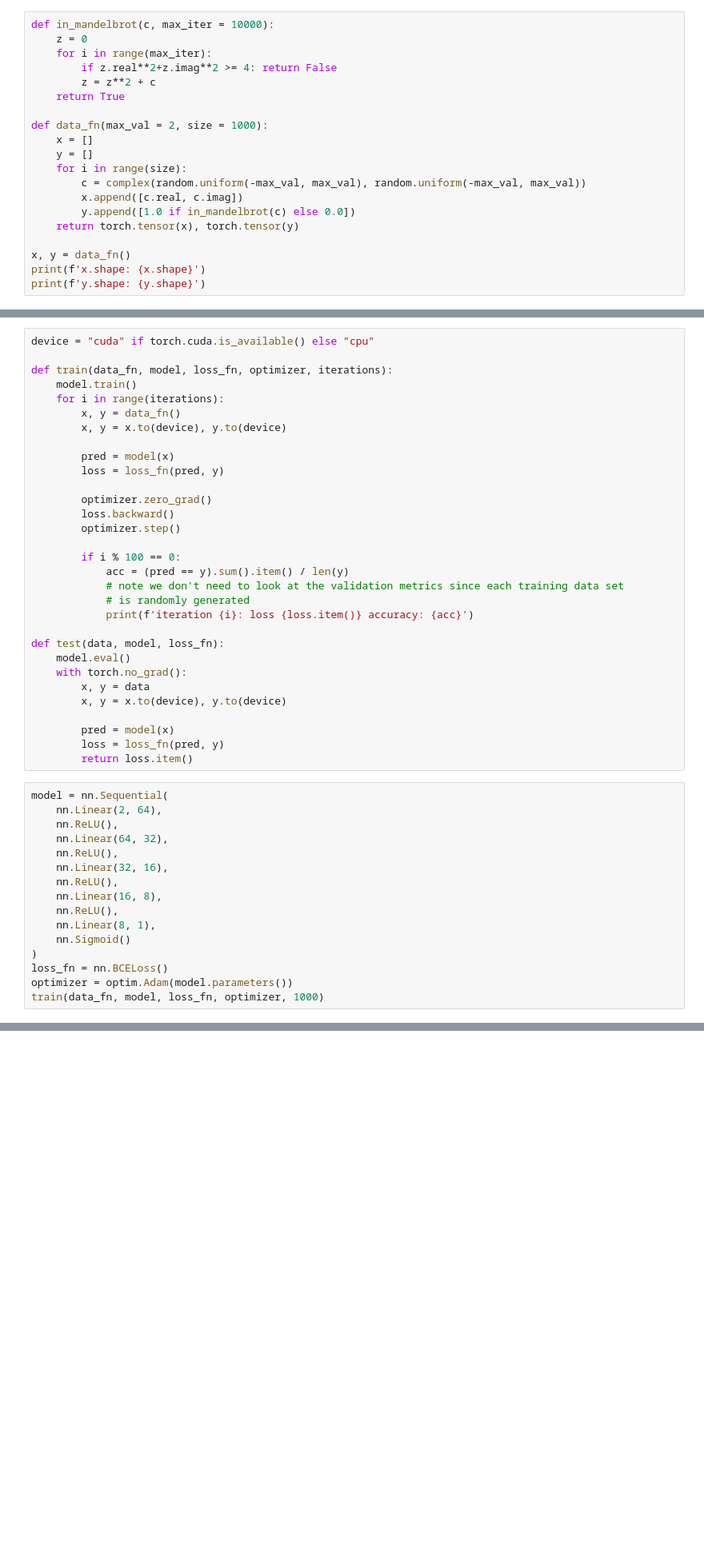
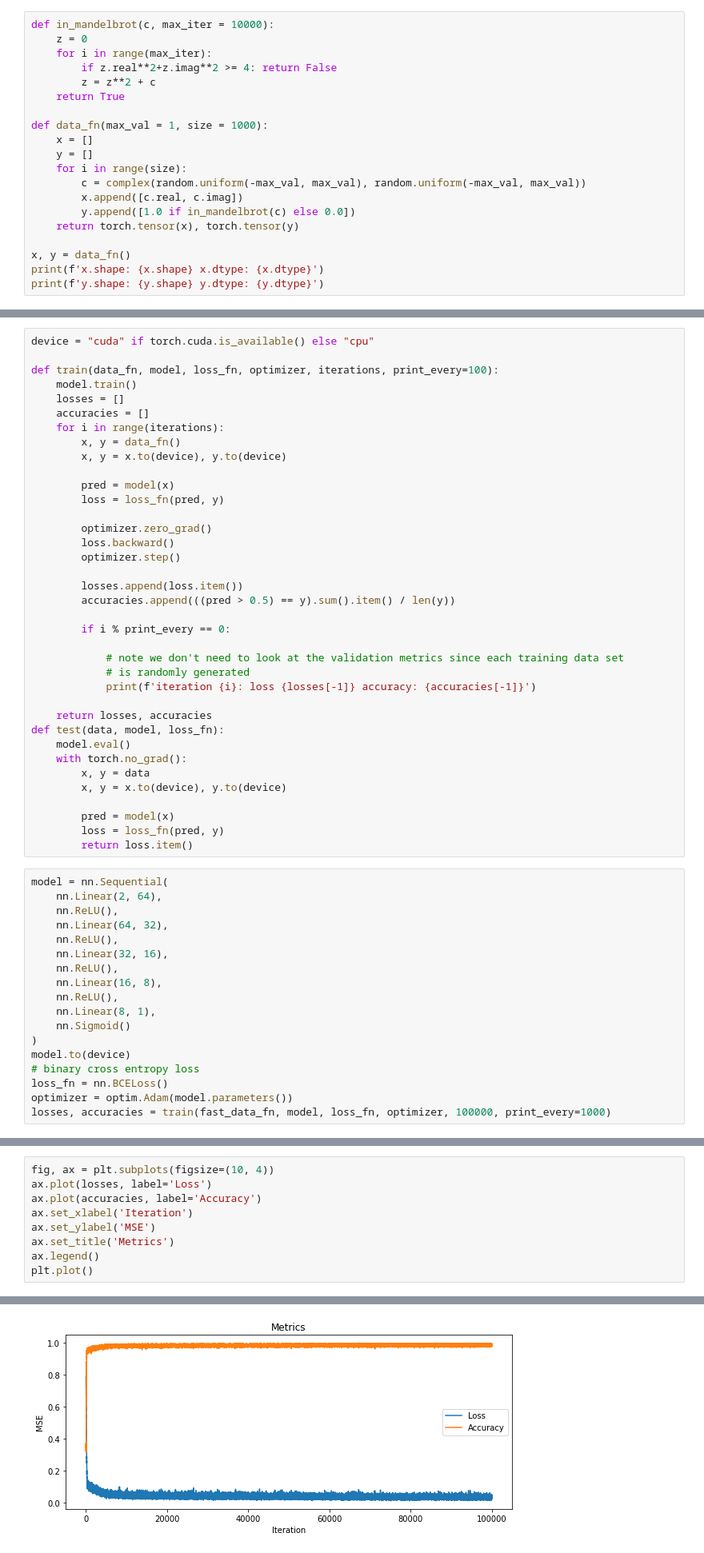
Before and after one commit to Pilex1/MLWM, a Jupyter notebook: mandelbrot.ipynb, the cells around one changed output, grey strips where cells are left out. Shown at 80% size. Saved outputs shown, nothing was run; the diff lists cells and outputs as text; blank space fills up the shorter version.

```diff
--- a/mandelbrot.ipynb
+++ b/mandelbrot.ipynb
@@ -12,7 +16,7 @@ def in_mandelbrot(c, max_iter = 10000):
         z = z**2 + c
     return True
 
-def data_fn(max_val = 2, size = 1000):
+def data_fn(max_val = 1, size = 1000):
     x = []
     y = []
     for i in range(size):
@@ -22,6 +26,6 @@ def data_fn(max_val = 2, size = 1000):
     return torch.tensor(x), torch.tensor(y)
 
 x, y = data_fn()
-print(f'x.shape: {x.shape}')
-print(f'y.shape: {y.shape}')
+print(f'x.shape: {x.shape} x.dtype: {x.dtype}')
+print(f'y.shape: {y.shape} y.dtype: {y.dtype}')
 # %% [output]
@@ -30,8 +66,10 @@ y.shape: torch.Size([1000, 1])
 # %%
 device = "cuda" if torch.cuda.is_available() else "cpu"
 
-def train(data_fn, model, loss_fn, optimizer, iterations):
+def train(data_fn, model, loss_fn, optimizer, iterations, print_every=100):
     model.train()
+    losses = []
+    accuracies = []
     for i in range(iterations):
         x, y = data_fn()
         x, y = x.to(device), y.to(device)
@@ -43,12 +81,16 @@ def train(data_fn, model, loss_fn, optimizer, iterations):
         loss.backward()
         optimizer.step()
 
-        if i % 100 == 0:
-            acc = (pred == y).sum().item() / len(y)
+        losses.append(loss.item())
+        accuracies.append(((pred > 0.5) == y).sum().item() / len(y))
+
+        if i % print_every == 0:
+
             # note we don't need to look at the validation metrics since each training data set
             # is randomly generated
-            print(f'iteration {i}: loss {loss.item()} accuracy: {acc}')
+            print(f'iteration {i}: loss {losses[-1]} accuracy: {accuracies[-1]}')
 
+    return losses, accuracies
 def test(data, model, loss_fn):
     model.eval()
     with torch.no_grad():
@@ -71,7 +113,9 @@ model = nn.Sequential(
     nn.Linear(8, 1),
     nn.Sigmoid()
 )
+model.to(device)
+# binary cross entropy loss
 loss_fn = nn.BCELoss()
 optimizer = optim.Adam(model.parameters())
-train(data_fn, model, loss_fn, optimizer, 1000)
+losses, accuracies = train(fast_data_fn, model, loss_fn, optimizer, 100000, print_every=1000)
 # %% [output]
@@ -87,0 +139,10 @@ iteration 900: loss 0.02494014985859394 validation loss 0.033861760050058365
+# %%
+fig, ax = plt.subplots(figsize=(10, 4))
+ax.plot(losses, label='Loss')
+ax.plot(accuracies, label='Accuracy')
+ax.set_xlabel('Iteration')
+ax.set_ylabel('MSE')
+ax.set_title('Metrics')
+ax.legend()
+plt.plot()
+# %% [output]
@@ -87,0 +150 @@ iteration 900: loss 0.02494014985859394 validation loss 0.033861760050058365
+[figure, added]
```
Also changed, not shown: parts of 6 cells of this notebook.
